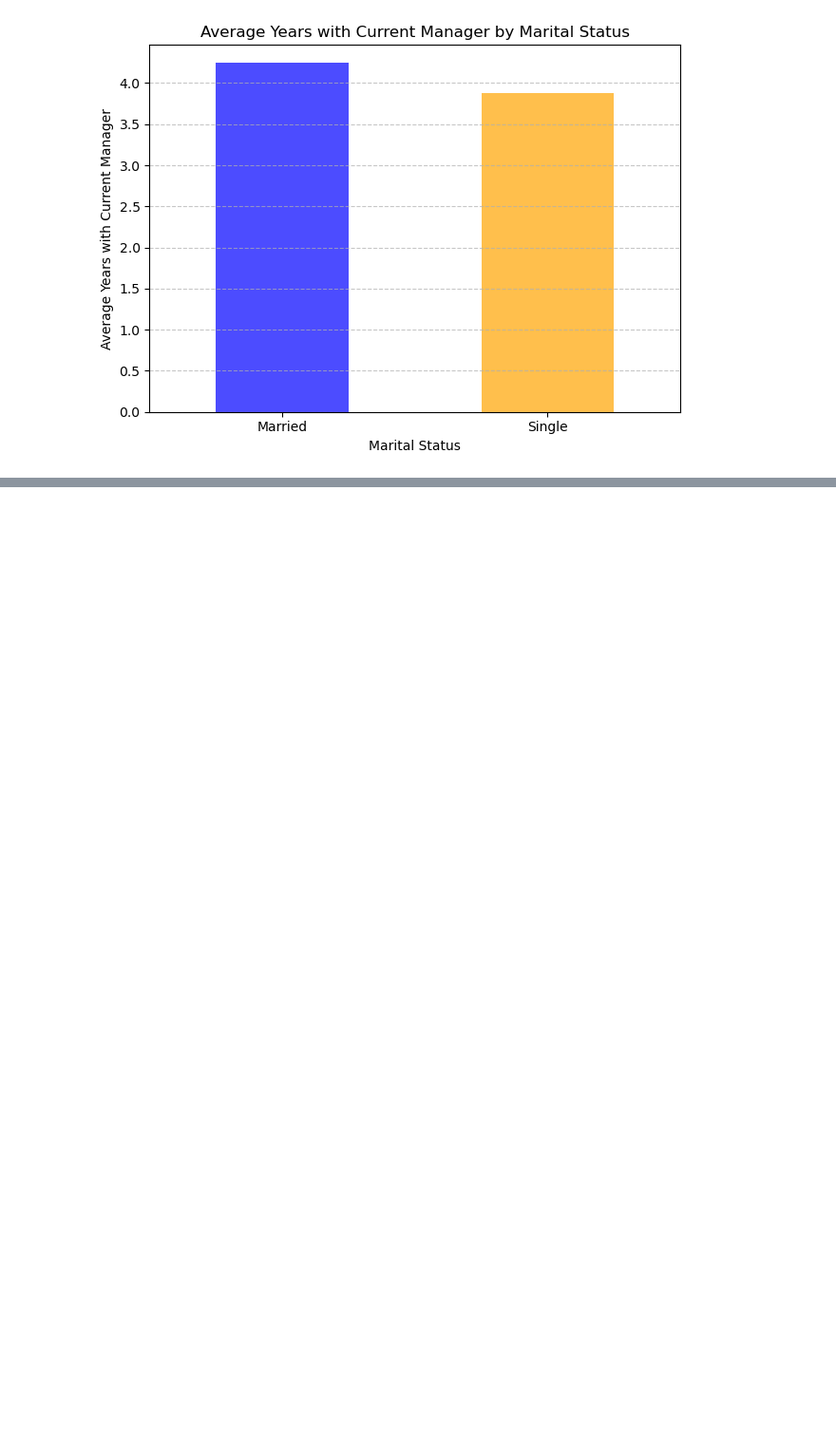
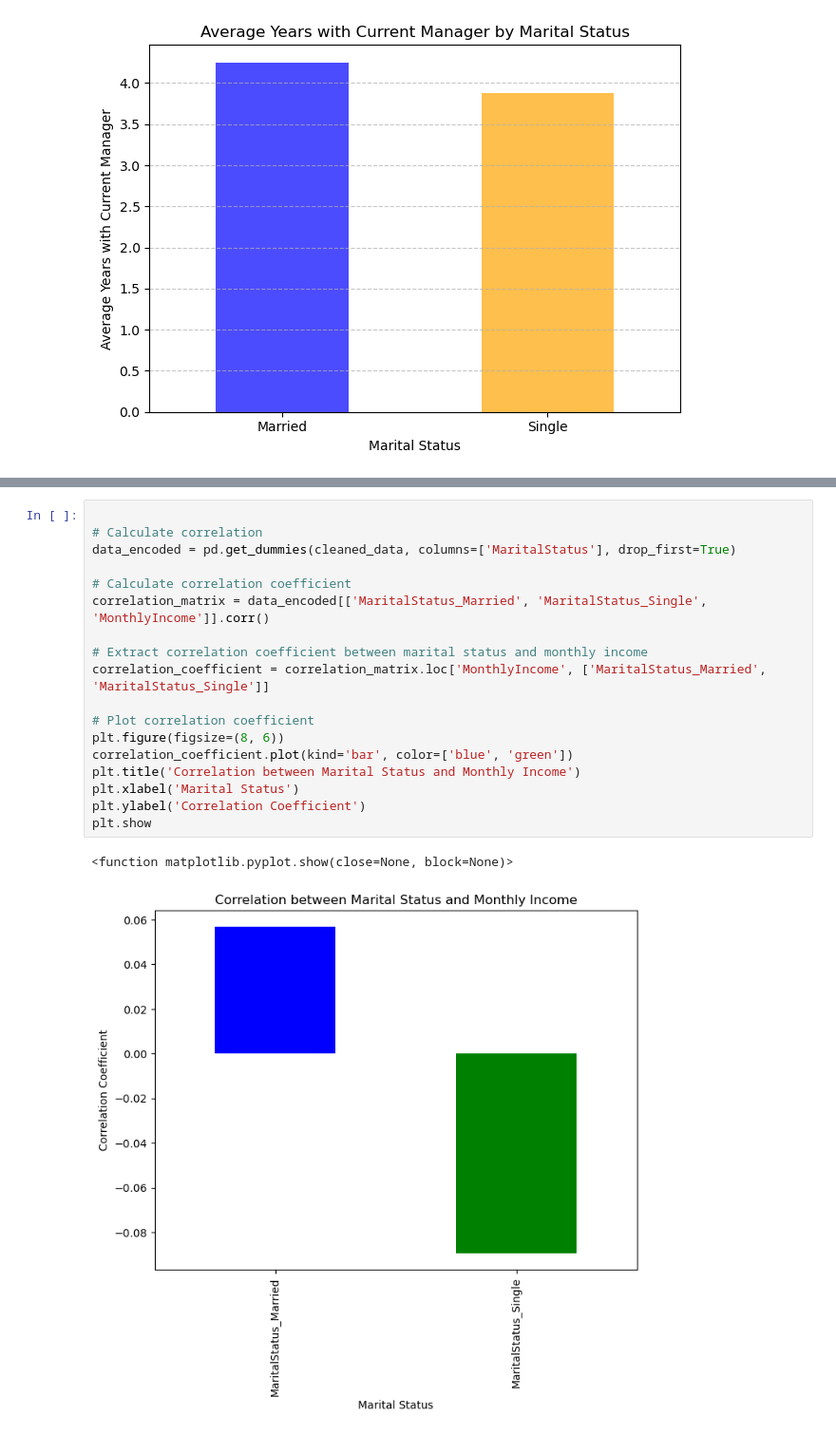
Before and after one commit to Amer4r/group-project-1, a Jupyter notebook: data_cleaning.ipynb, the cells around one changed output, grey strips where cells are left out. Shown at 95% size. Cells and saved outputs as stored; diff of their text form; blank space fills up the shorter version.

```diff
--- a/data_cleaning.ipynb
+++ b/data_cleaning.ipynb
@@ -379,0 +390,21 @@ plt.show()
+# %%
+
+# Calculate correlation
+data_encoded = pd.get_dummies(cleaned_data, columns=['MaritalStatus'], drop_first=True)
+
+# Calculate correlation coefficient
+correlation_matrix = data_encoded[['MaritalStatus_Married', 'MaritalStatus_Single', 'MonthlyIncome']].corr()
+
+# Extract correlation coefficient between marital status and monthly income
+correlation_coefficient = correlation_matrix.loc['MonthlyIncome', ['MaritalStatus_Married', 'MaritalStatus_Single']]
+
+# Plot correlation coefficient
+plt.figure(figsize=(8, 6))
+correlation_coefficient.plot(kind='bar', color=['blue', 'green'])
+plt.title('Correlation between Marital Status and Monthly Income')
+plt.xlabel('Marital Status')
+plt.ylabel('Correlation Coefficient')
+plt.show
+# %% [output]
+<function matplotlib.pyplot.show(close=None, block=None)>
+[figure, added]
```
Also changed, not shown: parts of 10 cells of this notebook.
